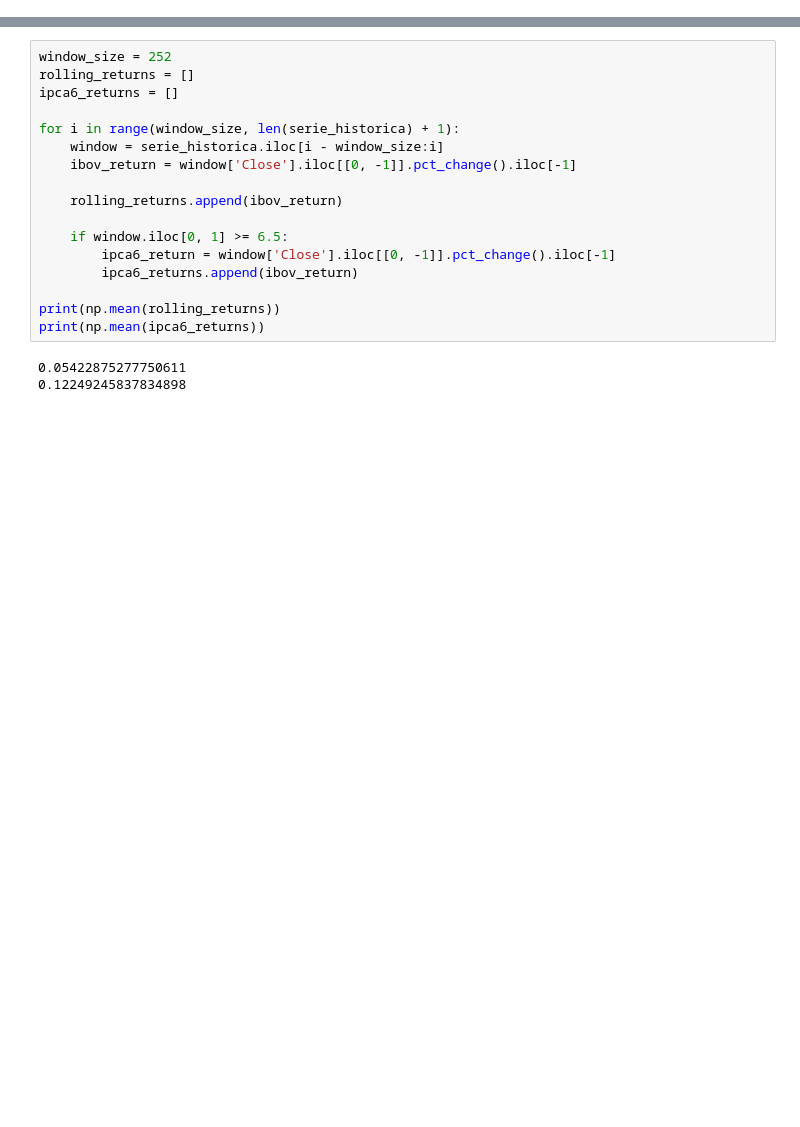
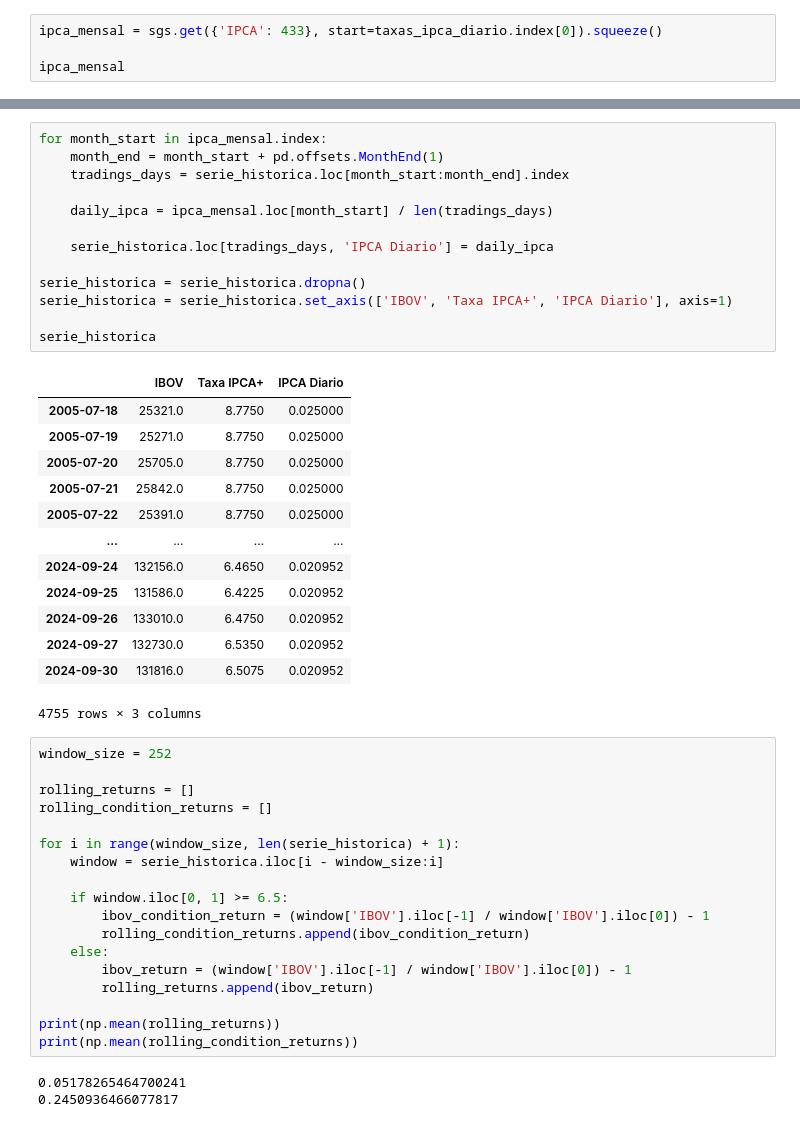
Before and after one commit to ianaraujo/ntnb-ibov-backtest, a Jupyter notebook: backtest.ipynb, the cells around one changed output, grey strips where cells are left out. Cells and saved outputs as stored; diff of their text form; blank space fills up the shorter version.

```diff
--- a/backtest.ipynb
+++ b/backtest.ipynb
@@ -57,0 +70,4 @@ serie_historica
+# %%
+ipca_mensal = sgs.get({'IPCA': 433}, start=taxas_ipca_diario.index[0]).squeeze()
+
+ipca_mensal
@@ -58,20 +88,48 @@ serie_historica
+# %%
+for month_start in ipca_mensal.index:
+    month_end = month_start + pd.offsets.MonthEnd(1)
+    tradings_days = serie_historica.loc[month_start:month_end].index
+
+    daily_ipca = ipca_mensal.loc[month_start] / len(tradings_days)
+
+    serie_historica.loc[tradings_days, 'IPCA Diario'] = daily_ipca
+
+serie_historica = serie_historica.dropna()
+serie_historica = serie_historica.set_axis(['IBOV', 'Taxa IPCA+', 'IPCA Diario'], axis=1)
+
+serie_historica
+# %% [output]
+|  | IBOV | Taxa IPCA+ | IPCA Diario |
+| 2005-07-18 | 25321.0 | 8.7750 | 0.025000 |
+| 2005-07-19 | 25271.0 | 8.7750 | 0.025000 |
+| 2005-07-20 | 25705.0 | 8.7750 | 0.025000 |
+| 2005-07-21 | 25842.0 | 8.7750 | 0.025000 |
+| 2005-07-22 | 25391.0 | 8.7750 | 0.025000 |
+| ... | ... | ... | ... |
+| 2024-09-24 | 132156.0 | 6.4650 | 0.020952 |
+| 2024-09-25 | 131586.0 | 6.4225 | 0.020952 |
+| 2024-09-26 | 133010.0 | 6.4750 | 0.020952 |
+| 2024-09-27 | 132730.0 | 6.5350 | 0.020952 |
+| 2024-09-30 | 131816.0 | 6.5075 | 0.020952 |
+4755 rows × 3 columns
 # %%
 window_size = 252
+
 rolling_returns = []
-ipca6_returns = []
+rolling_condition_returns = []
 
 for i in range(window_size, len(serie_historica) + 1):
     window = serie_historica.iloc[i - window_size:i]
-    ibov_return = window['Close'].iloc[[0, -1]].pct_change().iloc[-1]
-
-    rolling_returns.append(ibov_return)
 
     if window.iloc[0, 1] >= 6.5:
-        ipca6_return = window['Close'].iloc[[0, -1]].pct_change().iloc[-1]
-        ipca6_returns.append(ibov_return)
+        ibov_condition_return = (window['IBOV'].iloc[-1] / window['IBOV'].iloc[0]) - 1
+        rolling_condition_returns.append(ibov_condition_return)
+    else:
+        ibov_return = (window['IBOV'].iloc[-1] / window['IBOV'].iloc[0]) - 1
+        rolling_returns.append(ibov_return)
 
 print(np.mean(rolling_returns))
-print(np.mean(ipca6_returns))
+print(np.mean(rolling_condition_returns))
 # %% [output]
-0.05422875277750611
-0.12249245837834898
+0.05178265464700241
+0.2450936466077817
```
Also changed, not shown: parts of 9 cells of this notebook.
